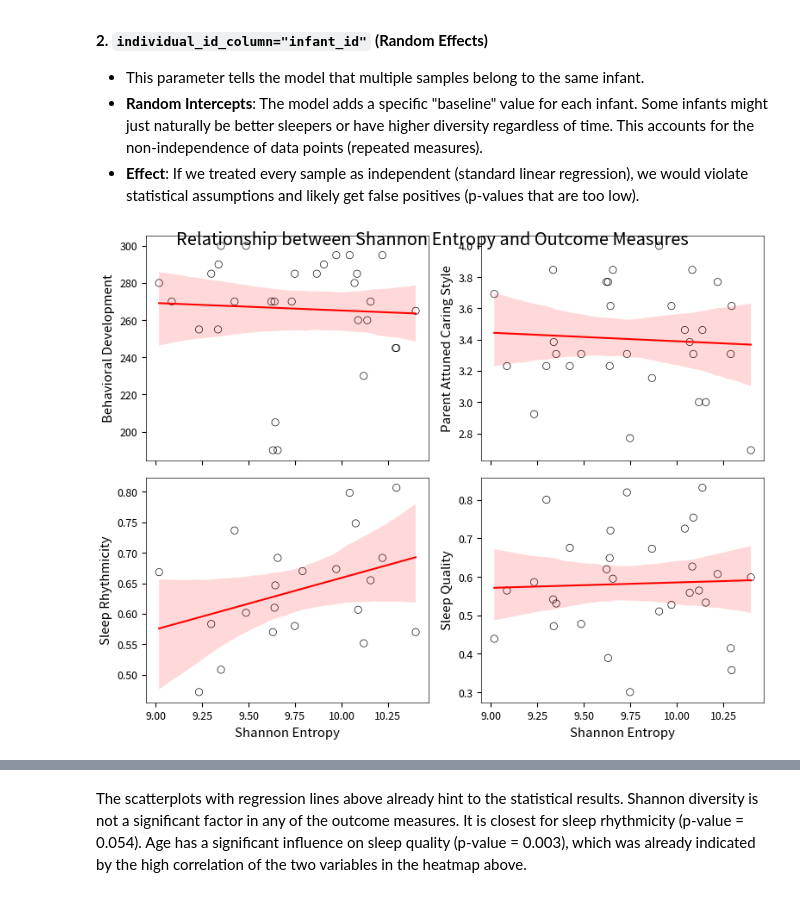
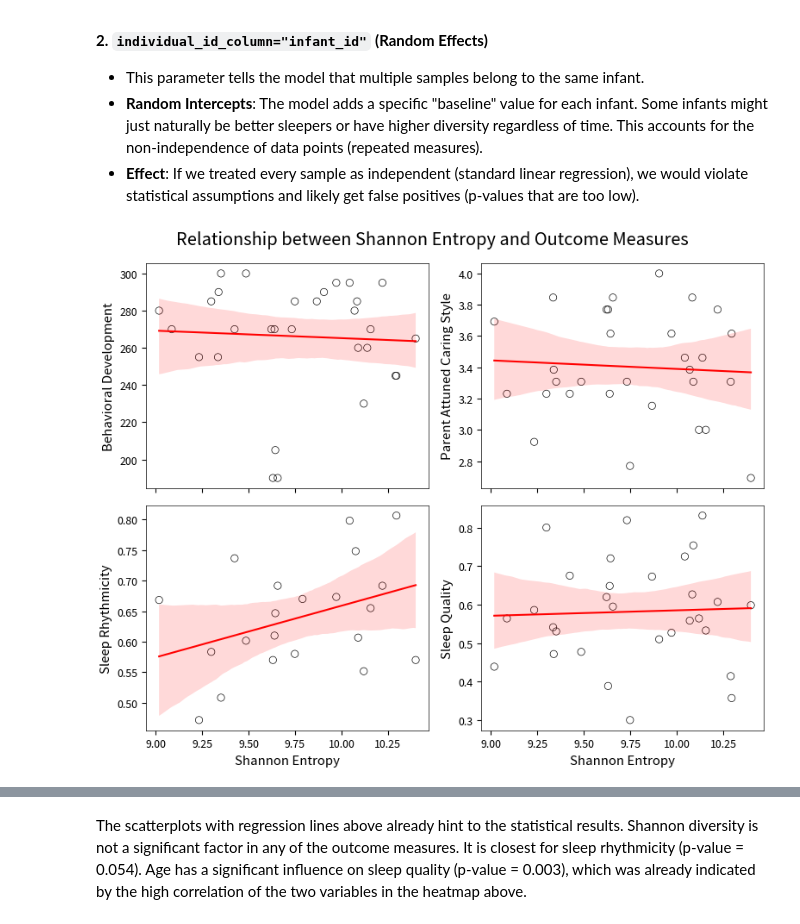
Before and after one commit to Emelie23/microbEvolve2, a Jupyter notebook: scripts/05-1_correlations.ipynb, the cells around one changed output, grey strips where cells are left out. Drawn from its saved outputs; the diff is of its cells as text; code cells hidden in the pictures.

```diff
--- a/scripts/05-1_correlations.ipynb
+++ b/scripts/05-1_correlations.ipynb
@@ -296,33 +296,33 @@ for i, outcome in enumerate(outcome_measures):
 
     else:
         sns.scatterplot(
             data=current_md,
             x='shannon_entropy',
             y=outcome,
             # size="age_days",
             # palette="Blues",
             legend=False,
             marker="o",
             facecolor="none",
             edgecolor="black",
             ax=ax
         )
 
     sns.regplot(
         data=current_md,
         x='shannon_entropy',
         y=outcome,
         scatter=False,
         ax=ax,
         color='red'
     )
 
     ax.set_xlabel("Shannon Entropy")
     ax.set_ylabel(outcome_measures_label_dict[outcome])
 
-fig.suptitle("Relationship between Shannon Entropy and Outcome Measures", y=0.93)
+fig.suptitle("Relationship between Shannon Entropy and Outcome Measures")
 fig.tight_layout()
 fig.savefig("../figures/shannon_entropy_vs_outcome_measures.pdf")
 # %% [output]
-[figure, old version]
+[figure, new version]
 # %%
```
Also changed, not shown: parts of 4 cells of this notebook.
